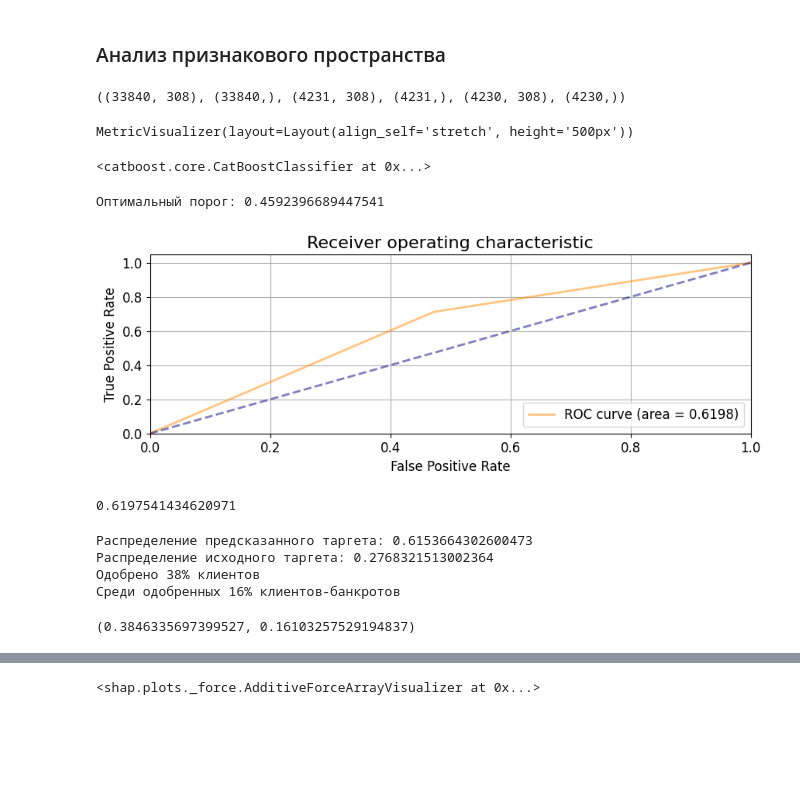
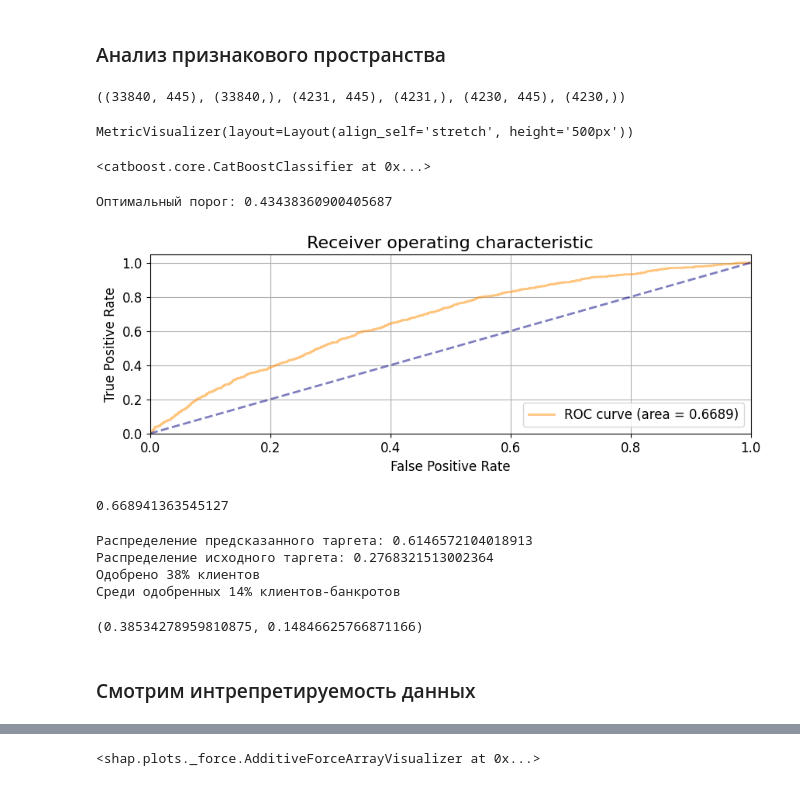
Before and after one commit to TimeNtWait/TestTasks, a Jupyter notebook: Credit_scoring/credit_scoring.ipynb, the cells around one changed output, grey strips where cells are left out. Cells and saved outputs as stored; diff of their text form; code cells hidden in the pictures; blank space fills up the shorter version.

Commit message:
Fix bag calc roc-auc (change predict to predict_proba )

```diff
--- a/Credit_scoring/credit_scoring.ipynb
+++ b/Credit_scoring/credit_scoring.ipynb
@@ -1158,6 +1153,6 @@ Wall time: 2min 59s
 # Оставляем признакми у которых есть корреляция с целевой переменой (таргетом)
 target_corr = abs(custom_corr_matrix["target"])#.sort_values(ascending=False)
 # abs(custom_corr_matrix["target"]).sort_values(ascending=False)
-features_target_corr = list(set(target_corr[target_corr > 0.01].index) - set(["target", "accept"]))
+features_target_corr = list(set(target_corr[target_corr > 0.005].index) - set(["target", "accept"]))
 print(f"Выбрано {len(features_target_corr)} признаков")
 # %% [output]
@@ -1557,7 +1551,7 @@ KeyboardInterrupt:
 # Текущее признаковое пространство
 X_train_bankrupt_custom.shape, y_train_bankrupt_custom.shape, X_val_bankrupt_custom.shape, y_val_bankrupt_custom.shape, X_test_bankrupt_custom.shape, y_test_bankrupt_custom.shape
 # %% [output]
-((33840, 308), (33840,), (4231, 308), (4231,), (4230, 308), (4230,))
+((33840, 445), (33840,), (4231, 445), (4231,), (4230, 445), (4230,))
 # %%
 # Модель определения банкрота
 bankrupt_model = CatBoostClassifier(eval_metric = "AUC", early_stopping_rounds=200, class_weights=class_weights)
@@ -1567,35 +1561,37 @@ MetricVisualizer(layout=Layout(align_self='stretch', height='500px'))
 <catboost.core.CatBoostClassifier at 0x...>
 # %%
 # Делаем предсказание модели (на тестовых данных) через predict_proba
-y_pred_proba_bankrupt = bankrupt_model.predict_proba(X_test_bankrupt_custom)
+y_pred_bankrupt = bankrupt_model.predict_proba(X_test_bankrupt_custom)[:,1]
 # Определяем оптимальный порог как поиск максимального значения для разницы tpr - fpr
-fpr, tpr, thresholds = roc_curve(y_true=y_test_bankrupt_custom,y_score=y_pred_proba_bankrupt[:, 1])
+fpr, tpr, thresholds = roc_curve(y_true=y_test_bankrupt_custom,y_score=y_pred_bankrupt)
 best_thresh = thresholds[np.argmax(tpr - fpr)]
 print(f"Оптимальный порог: {best_thresh}")
-# Формируем итоговое предсказание с учетом выбранного порога
-y_pred_bankrupt = (y_pred_proba_bankrupt[:, 1] > best_thresh).astype(int)
+# Переводим вероятностные предсказания в класс
+y_pred_bankrupt_class = (y_pred_bankrupt > best_thresh).astype(int)
 # Строим график ROC-AUC
 roc_auc = plot_roc_auc(y_true=y_test_bankrupt_custom, y_pred=y_pred_bankrupt)
 roc_auc
 # %% [output]
-Оптимальный порог: 0.4592396689447541
+Оптимальный порог: 0.43438360900405687
-[figure, old version]
+[figure, new version]
-0.6197541434620971
+0.668941363545127
 # %%
 # Формируем итоговое предсказание с учетом выбранного порога
-y_pred_bankrupt = (y_pred_proba_bankrupt[:, 1] > 0.43).astype(int)
+y_pred_bankrupt_class = (y_pred_bankrupt > 0.435).astype(int)
 
-print(f"Распределение предсказанного таргета: {sum(y_pred_bankrupt)/len(y_pred_bankrupt)}")
+print(f"Распределение предсказанного таргета: {sum(y_pred_bankrupt_class)/len(y_pred_bankrupt_class)}")
 print(f"Распределение исходного таргета: {sum(y_test_bankrupt)/len(y_test_bankrupt)}")
 
-metric_clients_accept, metric_clients_bankrupt =  calc_metrics(y_true=y_test_bankrupt, y_pred=y_pred_bankrupt)
+metric_clients_accept, metric_clients_bankrupt =  calc_metrics(y_true=y_test_bankrupt, y_pred=y_pred_bankrupt_class)
 metric_clients_accept, metric_clients_bankrupt
 # %% [output]
-Распределение предсказанного таргета: 0.6153664302600473
+Распределение предсказанного таргета: 0.6146572104018913
 Распределение исходного таргета: 0.2768321513002364
 Одобрено 38% клиентов
-Среди одобренных 16% клиентов-банкротов
+Среди одобренных 14% клиентов-банкротов
-(0.3846335697399527, 0.16103257529194837)
+(0.38534278959810875, 0.14846625766871166)
+# %% [markdown]
+### Смотрим интрепретируемость данных
 # %%
 shap.initjs()
 # %% [output]
```
Also changed, not shown: parts of 58 cells of this notebook, 1 other file.
